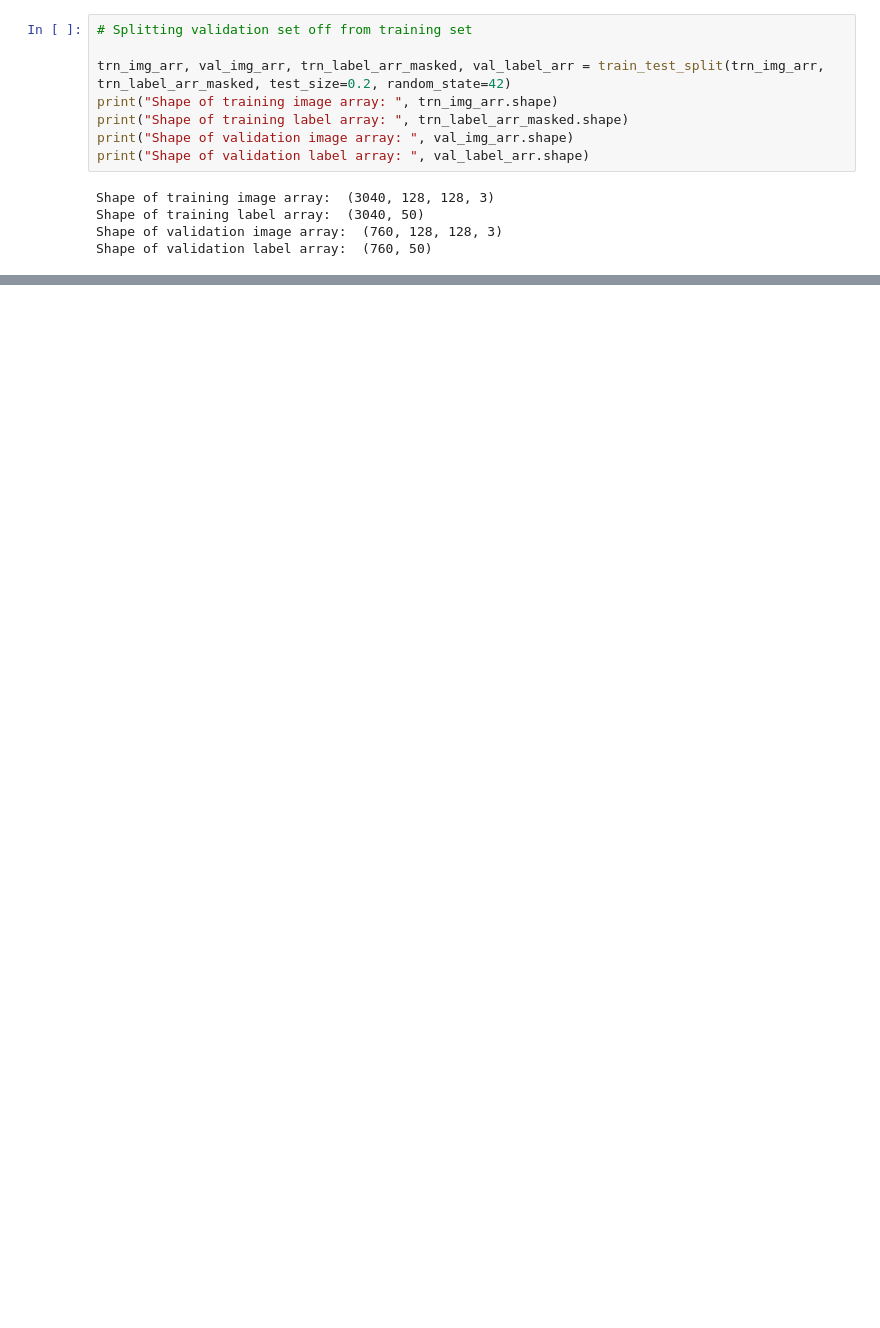
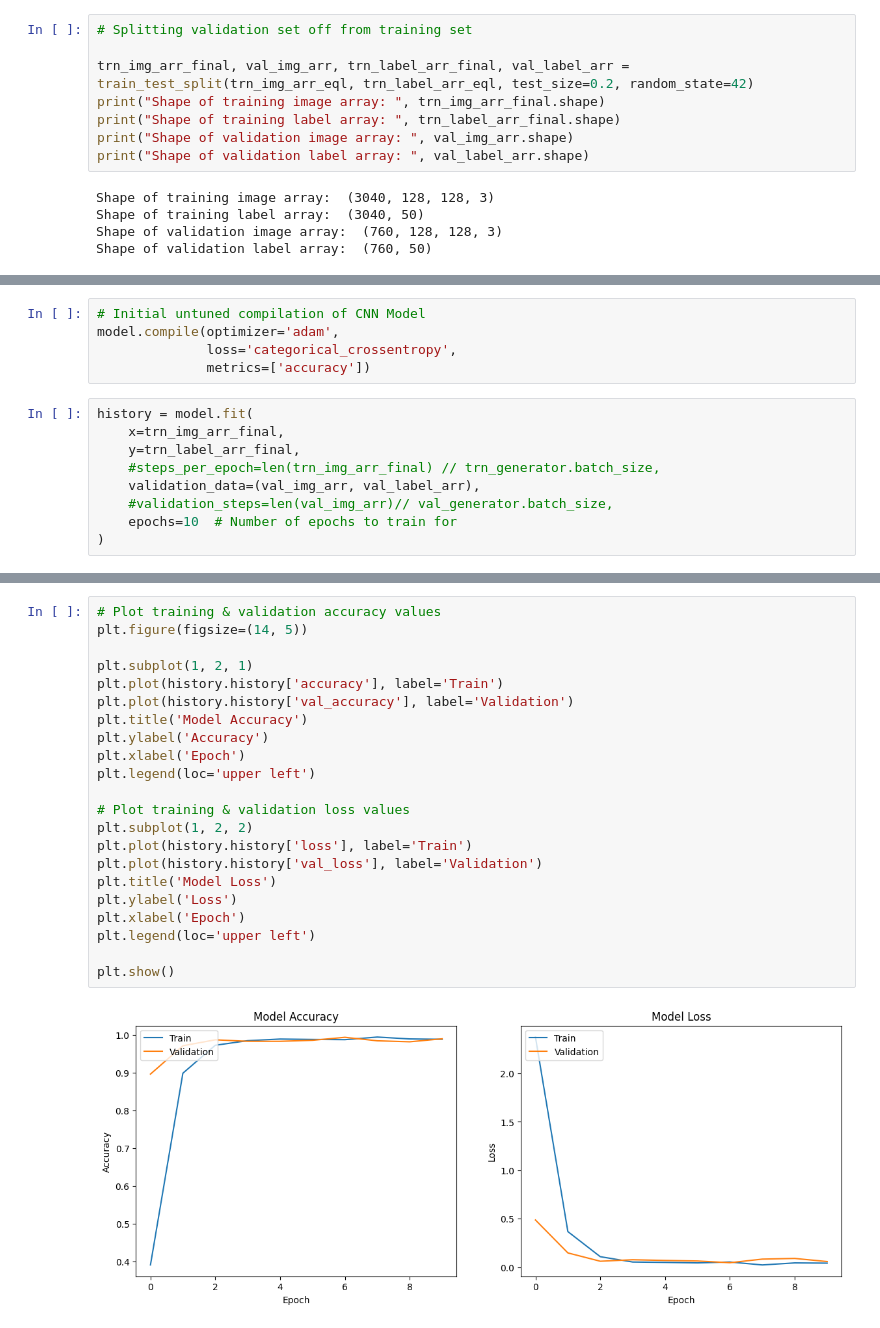
Before and after one commit to wangzhang489/TrafficSign, a Jupyter notebook: traffic-sign-detection.ipynb, the cells around one changed output, grey strips where cells are left out. Saved outputs shown, nothing was run; the diff lists cells and outputs as text; blank space fills up the shorter version.

```diff
--- a/traffic-sign-detection.ipynb
+++ b/traffic-sign-detection.ipynb
@@ -326,9 +337,9 @@ As we can see from the above graph, the classes are cleaned up and balanced
 # %%
 # Splitting validation set off from training set
 
-trn_img_arr, val_img_arr, trn_label_arr_masked, val_label_arr = train_test_split(trn_img_arr, trn_label_arr_masked, test_size=0.2, random_state=42)
-print("Shape of training image array: ", trn_img_arr.shape)
-print("Shape of training label array: ", trn_label_arr_masked.shape)
+trn_img_arr_final, val_img_arr, trn_label_arr_final, val_label_arr = train_test_split(trn_img_arr_eql, trn_label_arr_eql, test_size=0.2, random_state=42)
+print("Shape of training image array: ", trn_img_arr_final.shape)
+print("Shape of training label array: ", trn_label_arr_final.shape)
 print("Shape of validation image array: ", val_img_arr.shape)
 print("Shape of validation label array: ", val_label_arr.shape)
 # %% [output]
@@ -338,0 +425,14 @@ Shape of validation label array:  (760, 50)
+# %%
+# Initial untuned compilation of CNN Model
+model.compile(optimizer='adam',
+              loss='categorical_crossentropy',
+              metrics=['accuracy'])
+# %%
+history = model.fit(
+    x=trn_img_arr_final,
+    y=trn_label_arr_final,
+    #steps_per_epoch=len(trn_img_arr_final) // trn_generator.batch_size,
+    validation_data=(val_img_arr, val_label_arr),
+    #validation_steps=len(val_img_arr)// val_generator.batch_size,
+    epochs=10  # Number of epochs to train for
+)
@@ -338,0 +460,24 @@ Shape of validation label array:  (760, 50)
+# %%
+# Plot training & validation accuracy values
+plt.figure(figsize=(14, 5))
+
+plt.subplot(1, 2, 1)
+plt.plot(history.history['accuracy'], label='Train')
+plt.plot(history.history['val_accuracy'], label='Validation')
+plt.title('Model Accuracy')
+plt.ylabel('Accuracy')
+plt.xlabel('Epoch')
+plt.legend(loc='upper left')
+
+# Plot training & validation loss values
+plt.subplot(1, 2, 2)
+plt.plot(history.history['loss'], label='Train')
+plt.plot(history.history['val_loss'], label='Validation')
+plt.title('Model Loss')
+plt.ylabel('Loss')
+plt.xlabel('Epoch')
+plt.legend(loc='upper left')
+
+plt.show()
+# %% [output]
+[figure, added]
```
Also changed, not shown: parts of 13 cells of this notebook.
